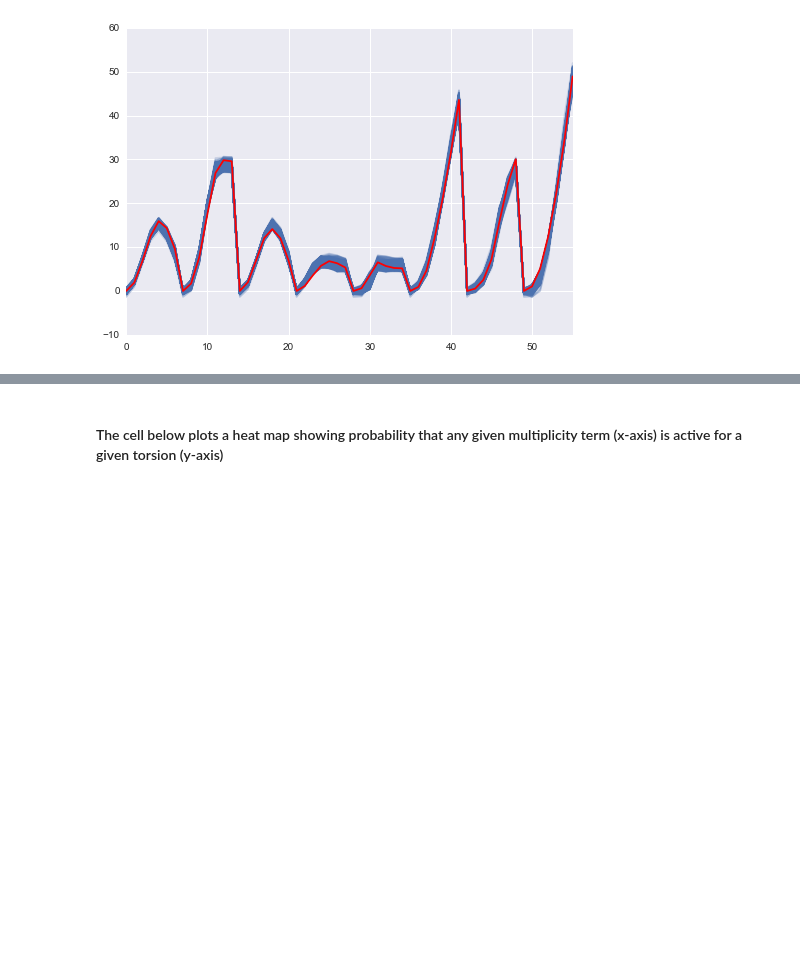
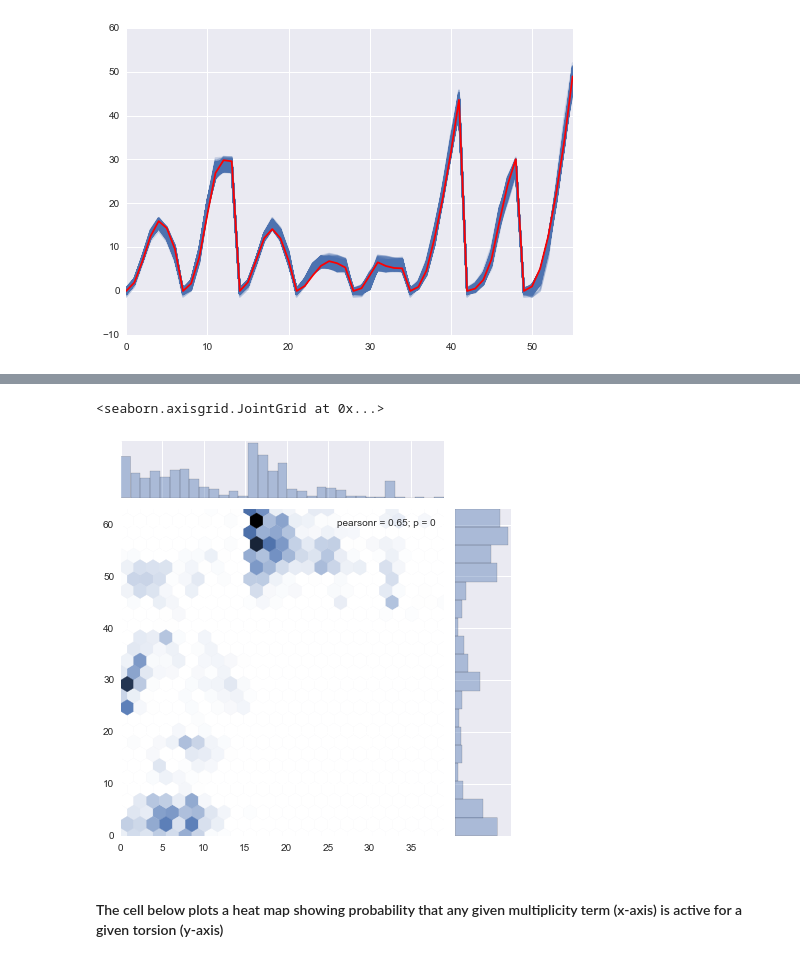
Before and after one commit to choderalab/torsionfit, a Jupyter notebook: examples/data/pyrrole/Pyrrol_analysis.ipynb, the cells around one changed output, grey strips where cells are left out. Drawn from its saved outputs; the diff is of its cells as text; code cells hidden in the pictures; blank space fills up the shorter version.

```diff
--- a/examples/data/pyrrole/Pyrrol_analysis.ipynb
+++ b/examples/data/pyrrole/Pyrrol_analysis.ipynb
@@ -58,3 +57,8 @@ seaborn.tsplot(db2.trace('mm_energy')[100:], err_style='unit_traces'), plt.plot(
+# %%
+seaborn.jointplot(db.trace('CG251O_NG3C51_CG2R51_CG2R51_multiplicity_bitstring')[100:], db.trace('CG251O_NG3C51_CG2R51_HGR52_multiplicity_bitstring')[100:], kind='hex')
+# %% [output]
+<seaborn.axisgrid.JointGrid at 0x...>
+[figure, added]
 # %% [markdown]
 #### The cell below plots a heat map showing probability that any given multiplicity term (x-axis) is active for a given torsion (y-axis)
 # %%
```
Also changed, not shown: parts of 25 cells of this notebook.
